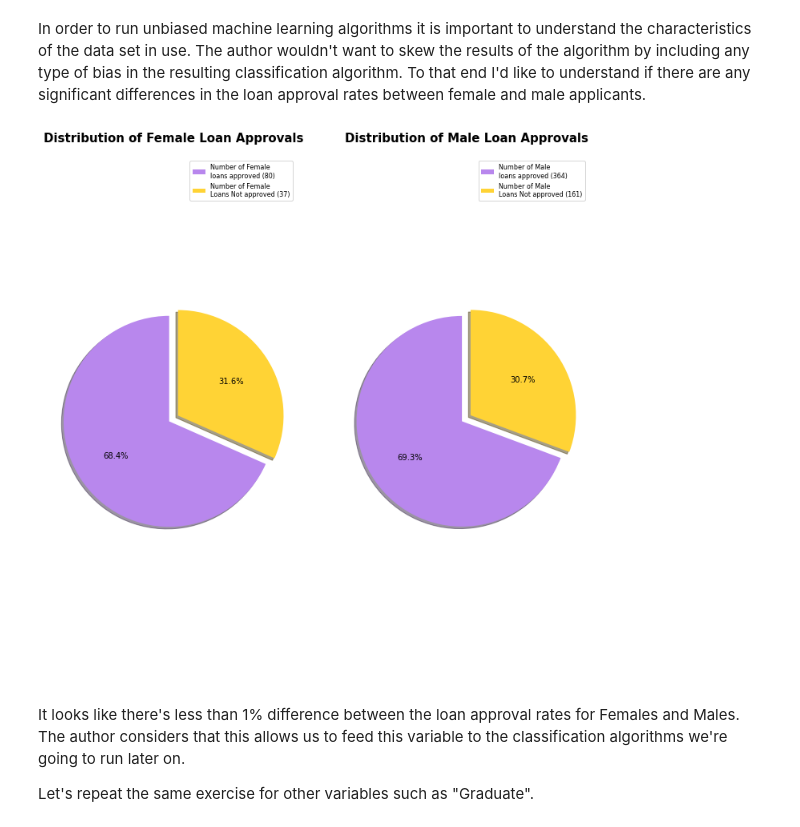
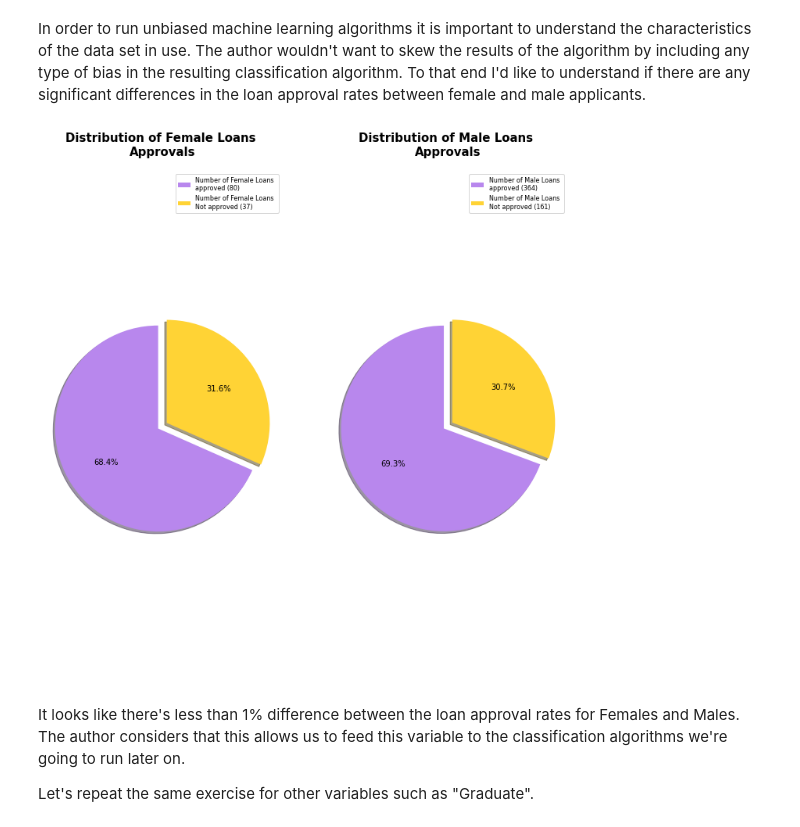
Before and after one commit to orioldc/Masters-Advanced-Data-Analytics, a Jupyter notebook: Programming_Data_Analysts/PfDA_Summative_Assessment_blackboard_7.ipynb, the cells around one changed output. Drawn from its saved outputs; the diff is of its cells as text; code cells hidden in the pictures.

```diff
--- a/Programming_Data_Analysts/PfDA_Summative_Assessment_blackboard_7.ipynb
+++ b/Programming_Data_Analysts/PfDA_Summative_Assessment_blackboard_7.ipynb
@@ -342,22 +321,3 @@ plt.show()
 And as expected, most of the outliers in "Applicant Income" come from non self-employed applicants.
 
 Let's repeat the same exercise for other variables such as Graduates.
-# %%
-# analysis of income for self-employed applicants
-
-df_graduate = df.loc[df["Graduate"]==1]
-
-x = df_graduate['ApplicantIncome']
-
-plt.rcParams["figure.figsize"] = (8,6)
-
-result = plt.hist(x, bins='auto', color='#b887ed', alpha=0.9)
-
-plt.axvline(x.mean(), color='k', linestyle='dashed',linewidth=1, label=x.mean())
-plt.axvline(x.median(), color='k', linestyle='solid',linewidth=1, label=x.median())
-plt.title("Applicant Income Distribution with Median (solid)\n and Mean (dashed) lines for Graduates")
-plt.xlabel("Graduate Applicant Income")
-plt.ylabel("Frequency")
-plt.text(x.mean()*1.1, 40, 'Mean Graduate\nApplicant Income: {:.0f}'.format(x.mean()))
-plt.text(x.median()*1.1, 60, 'Median Graduate\nApplicant Income: {:.0f}'.format(x.median()))
-plt.show()
@@ -368,49 +334,21 @@ In order to run unbiased machine learning algorithms it is important to understa
 # %%
 # stats of loan approvals by gender
 
-females_approved = sum(1 for i, j in zip(df['Gender'], df["Loan_Status"]) if i == 2 and j == "Y")
+x_yes = sum(1 for i, j in zip(df['Gender'], df["Loan_Status"]) if i == 2 and j == "Y")
 
-females_not_approved = sum(1 for i, j in zip(df['Gender'], df["Loan_Status"]) if i == 2 and j == "N")
+x_no = sum(1 for i, j in zip(df['Gender'], df["Loan_Status"]) if i == 2 and j == "N")
 
-males_approved = sum(1 for i, j in zip(df['Gender'], df["Loan_Status"]) if i == 1 and j == "Y")
+y_yes = sum(1 for i, j in zip(df['Gender'], df["Loan_Status"]) if i == 1 and j == "Y")
 
-males_not_approved = sum(1 for i, j in zip(df['Gender'], df["Loan_Status"]) if i == 1 and j == "N")
+y_no = sum(1 for i, j in zip(df['Gender'], df["Loan_Status"]) if i == 1 and j == "N")
 
-# Display 2 pie plots side by side
+x_label = "Female Loans"
 
-fig, (ax1,ax2) = plt.subplots(1,2, figsize=(12,12))
+y_label = "Male Loans"
 
-# Create a pieplot for females
-
-values=[females_approved, females_not_approved]
-labels = "Number of Female\nloans approved ("+str(females_approved)+")","Number of Female\nLoans Not approved ("+str(females_not_approved)+")"
-explode = (0, 0.1) # only explode the 2nd slice "No Approved"
-colors = ['#b887ed', '#ffd335']
-
-ax1.pie(values, explode=explode, colors=colors,
-        shadow=True, startangle=90, autopct='%1.1f%%', textprops={'size':'medium', 'color' : 'black'})
-ax1.axis('equal')  # Equal aspect ratio ensures that pie is drawn as a circle.
-ax1.set_title('Distribution of Female Loan Approvals', fontsize=15, color='black', weight='bold', pad=20)
-ax1.legend(labels, loc='best', prop={'size': 8})
-ax1.axis('equal')
-
-# Create a pieplot for males
-
-values=[males_approved, males_not_approved]
-labels = "Number of Male\nloans approved ("+str(males_approved)+")","Number of Male\nLoans Not approved ("+str(males_not_approved)+")"
-explode = (0, 0.1) # only explode the 2nd slice "No Approved"
-colors = ['#b887ed', '#ffd335']
-
-ax2.pie(values, explode=explode, colors=colors,
-        shadow=True, startangle=90, autopct='%1.1f%%', textprops={'size':'medium', 'color' : 'black'})
-ax2.axis('equal')  # Equal aspect ratio ensures that pie is drawn as a circle.
-ax2.set_title('Distribution of Male Loan Approvals', fontsize=15, color='black', weight='bold', pad=20)
-ax2.legend(labels, loc='best', prop={'size': 8})
-ax2.axis('equal')
-
-plt.show()
+pie_chart_2(x_yes, x_no, y_yes, y_no, x_label, y_label)
 # %% [output]
-[figure, old version]
+[figure, new version]
 # %% [markdown]
 It looks like there's less than 1% difference between the loan approval rates for Females and Males. The author considers that this allows us to feed this variable to the classification algorithms we're going to run later on.
 
```
Also changed, not shown: parts of 24 cells of this notebook.
